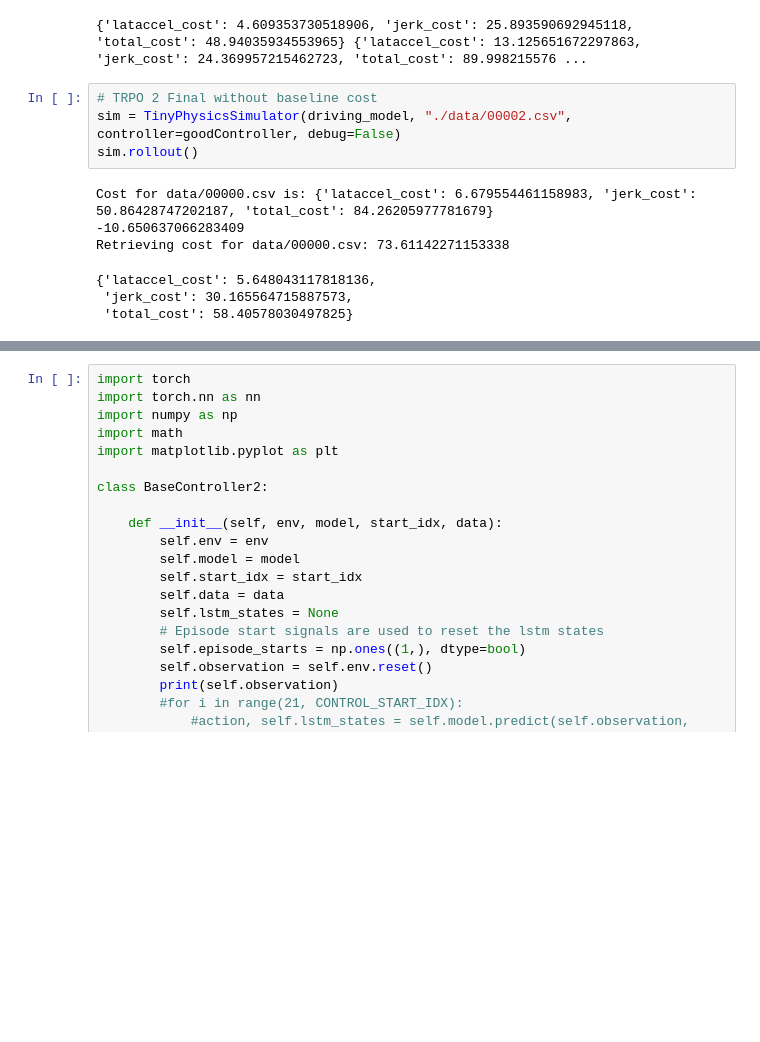
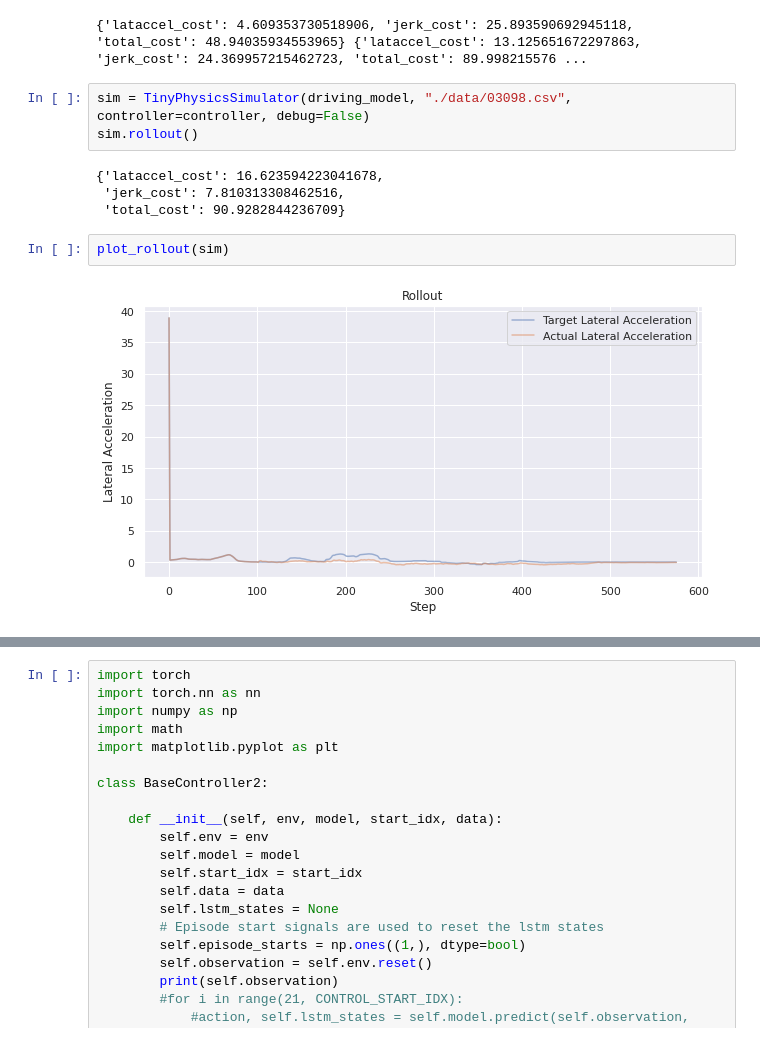
Before and after one commit to pau-mensa/controls_challenge, a Jupyter notebook: experiment.ipynb, the cells around one changed output, grey strips where cells are left out. Saved outputs shown, nothing was run; the diff lists cells and outputs as text; blank space fills up the shorter version.

```diff
--- a/experiment.ipynb
+++ b/experiment.ipynb
@@ -85,13 +85,13 @@ compare_with_baseline(driving_model, "./data/00003.csv", controller, goodControl
 [figure]
 {'lataccel_cost': 4.609353730518906, 'jerk_cost': 25.893590692945118, 'total_cost': 48.94035934553965} {'lataccel_cost': 13.125651672297863, 'jerk_cost': 24.369957215462723, 'total_cost': 89.998215576 ...
 # %%
-# TRPO 2 Final without baseline cost
-sim = TinyPhysicsSimulator(driving_model, "./data/00002.csv", controller=goodController, debug=False)
+sim = TinyPhysicsSimulator(driving_model, "./data/03098.csv", controller=controller, debug=False)
 sim.rollout()
 # %% [output]
-Cost for data/00000.csv is: {'lataccel_cost': 6.679554461158983, 'jerk_cost': 50.86428747202187, 'total_cost': 84.26205977781679}
--10.650637066283409
-Retrieving cost for data/00000.csv: 73.61142271153338
+{'lataccel_cost': 16.623594223041678,
+ 'jerk_cost': 7.810313308462516,
+ 'total_cost': 90.9282844236709}
-{'lataccel_cost': 5.648043117818136,
- 'jerk_cost': 30.165564715887573,
- 'total_cost': 58.40578030497825}
+# %%
+plot_rollout(sim)
+# %% [output]
+[figure, added]
```
Also changed, not shown: parts of 2 cells of this notebook, 2 other files.
